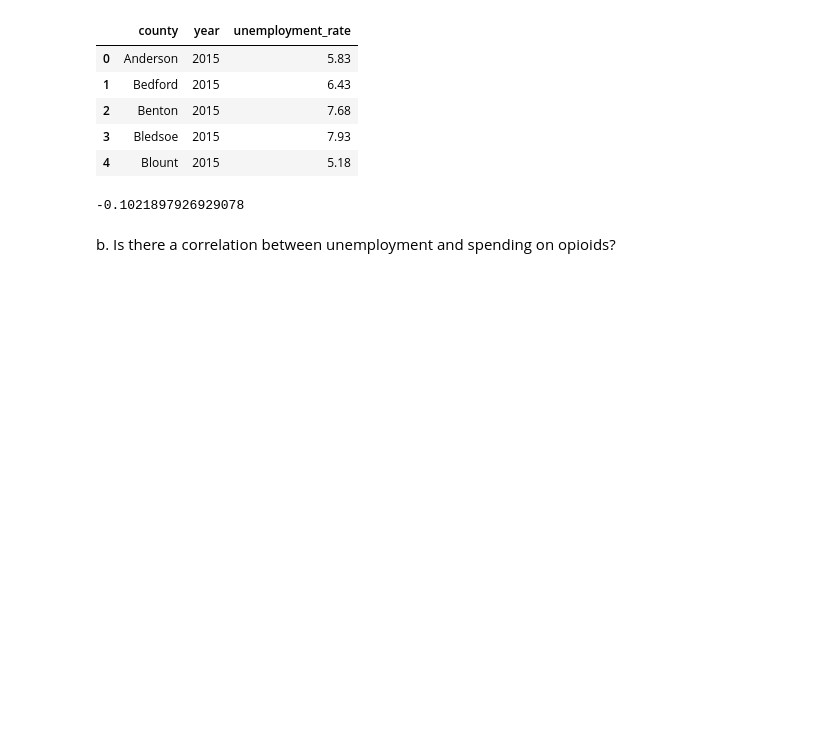
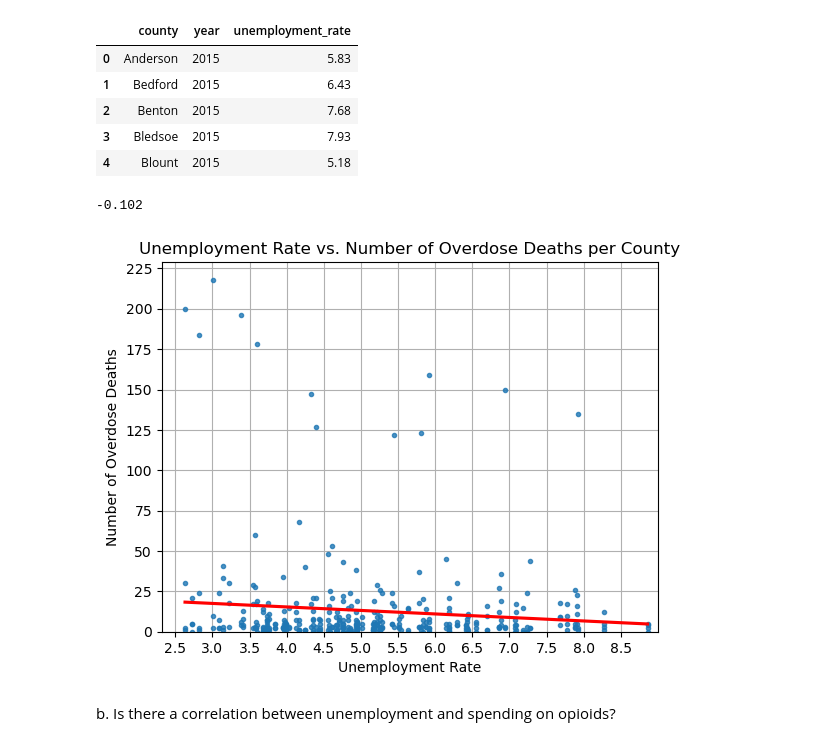
Before and after one commit to NewForce-Data-Cohort-12/prescriber-now-in-python-banjo-of-the-damned, a Jupyter notebook: prescribers.ipynb, the cells around one changed output. Drawn from its saved outputs; the diff is of its cells as text; code cells hidden in the pictures; blank space fills up the shorter version.

Commit message:
updated notebook, maps, and associated data

```diff
--- a/prescribers.ipynb
+++ b/prescribers.ipynb
@@ -294,10 +301,26 @@ county_unemployment.head()
 overdose_county = overdose_county.drop(columns=['fipscounty', 'fipsstate', 'state'])
 # %%
 county_unemployment.county = county_unemployment.county.str.upper()
+# %%
+overdose_unemployment = overdose_county.merge(county_unemployment, on=['county', 'year'])
 # %%
-print(overdose_county.merge(county_unemployment, on=['county', 'year'])[['overdose_deaths','unemployment_rate']].corr().iloc[0, 1])
+print(round(overdose_unemployment[['overdose_deaths','unemployment_rate']].corr().iloc[0, 1], 3))
 # %% [output]
--0.1021897926929078
+-0.102
+# %%
+fig, ax = plt.subplots()
+sns.regplot(ax=ax, data=overdose_unemployment, x='unemployment_rate', y='overdose_deaths',
+            marker='.', line_kws=dict(color='r'), ci=None)
+ax.set_axisbelow(True)
+ax.grid()
+plt.ylim(bottom=0)
+plt.xlim(right=9)
+ax.set(xticks=np.arange(2.5, 9, 0.5), yticks=np.arange(0, 250, 25))
+plt.xlabel('Unemployment Rate')
+plt.ylabel('Number of Overdose Deaths')
+plt.title('Unemployment Rate vs. Number of Overdose Deaths per County');
+# %% [output]
+[figure, added]
 # %% [markdown]
 b. Is there a correlation between unemployment and spending on opioids?
 # %%
```
Also changed, not shown: parts of 50 cells of this notebook, 4 other files.
